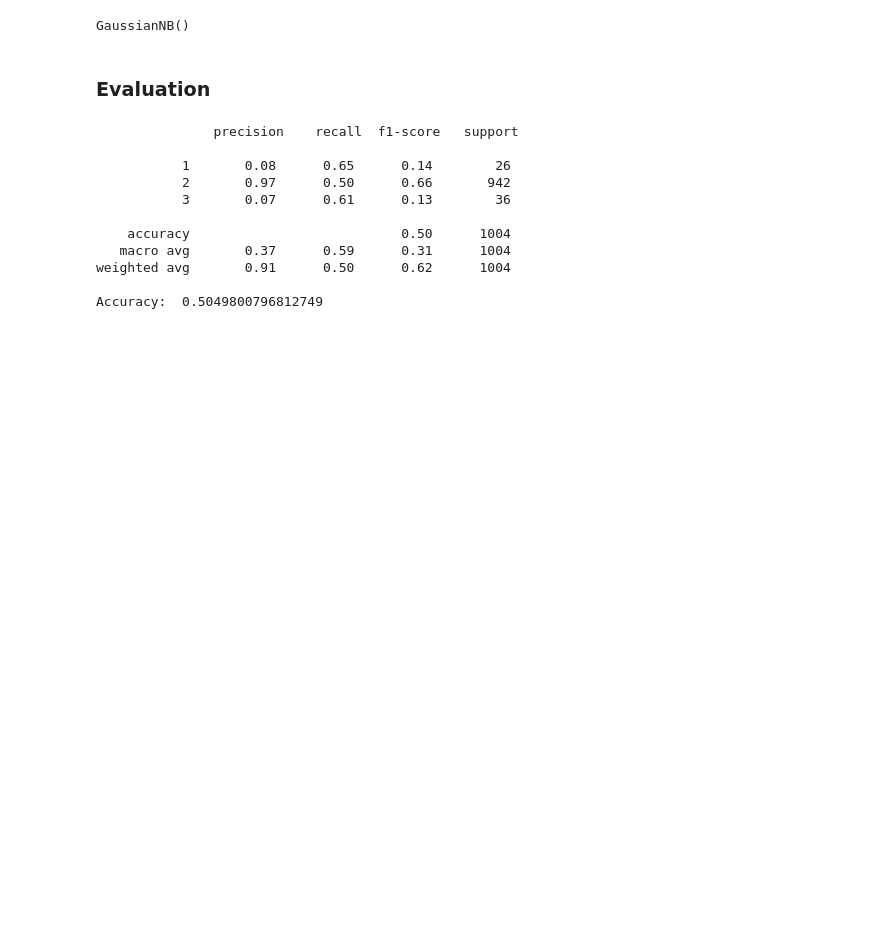
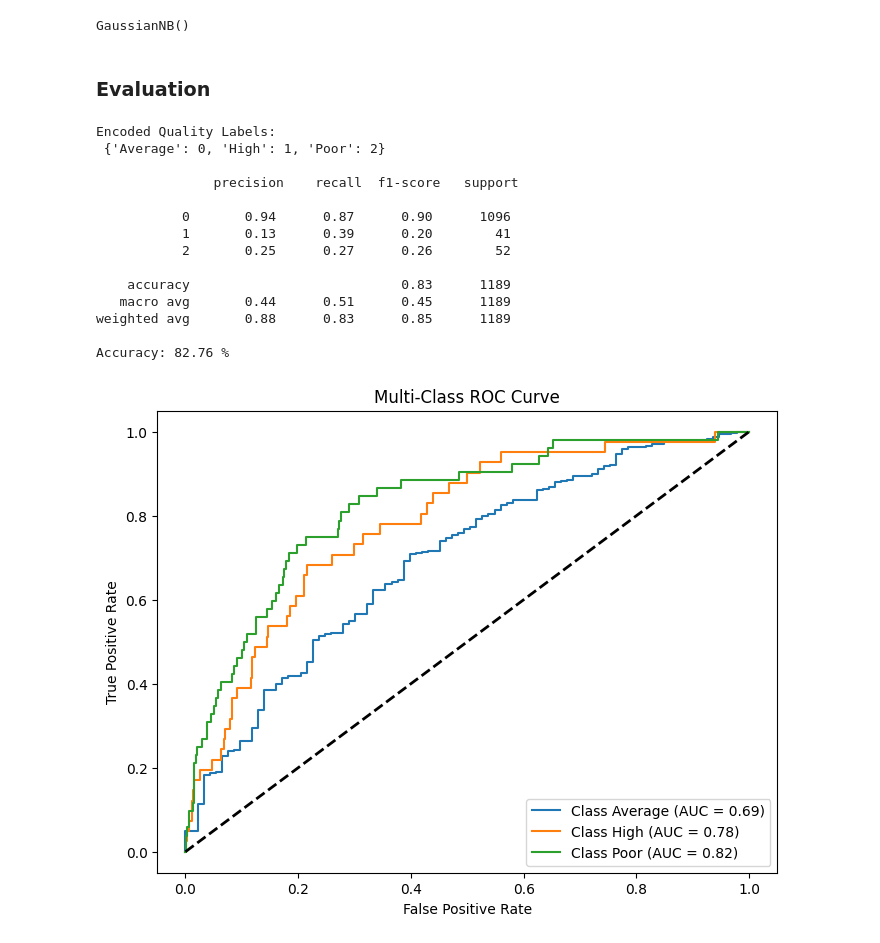
Before and after one commit to trwstin/ee4685, a Jupyter notebook: naive_bayes.ipynb, the cells around one changed output. Saved outputs shown, nothing was run; the diff lists cells and outputs as text; code cells hidden in the pictures; blank space fills up the shorter version.

```diff
--- a/naive_bayes.ipynb
+++ b/naive_bayes.ipynb
@@ -99,3 +42,13 @@ Counter({2: 2827, 3: 2827, 1: 2827})
+# %%
+# Initialize scaler
+rb_scaler = RobustScaler()
+
+# Split the data into training and testing sets FIRST
+X_train, X_test, y_train, y_test = train_test_split(X, y, test_size=0.3, random_state=42, stratify=y)
+
+# Scale the data after to prevent data leakage
+X_train = rb_scaler.fit_transform(X_train)
+X_test = rb_scaler.transform(X_test)
 # %%
 model = GaussianNB()
 model.fit(X_train, y_train)
@@ -105,17 +58,48 @@ GaussianNB()
 ### Evaluation
 # %%
 y_pred = model.predict(X_test)
+accuracy = accuracy_score(y_test, y_pred)
+print('Encoded Quality Labels:\n', dict(zip(label_enc.classes_, label_enc.transform(label_enc.classes_))))
 print('\n',classification_report(y_test, y_pred))
-print("Accuracy: ", accuracy_score(y_test, y_pred))
+print(f'Accuracy: {accuracy*100:.2f} %')
 # %% [output]
+Encoded Quality Labels:
+ {'Average': 0, 'High': 1, 'Poor': 2}
+
                precision    recall  f1-score   support
 
-           1       0.08      0.65      0.14        26
-           2       0.97      0.50      0.66       942
-           3       0.07      0.61      0.13        36
+           0       0.94      0.87      0.90      1096
+           1       0.13      0.39      0.20        41
+           2       0.25      0.27      0.26        52
 
-    accuracy                           0.50      1004
-   macro avg       0.37      0.59      0.31      1004
-weighted avg       0.91      0.50      0.62      1004
+    accuracy                           0.83      1189
+   macro avg       0.44      0.51      0.45      1189
+weighted avg       0.88      0.83      0.85      1189
 
-Accuracy:  0.5049800796812749
+Accuracy: 82.76 %
+# %%
+# Convert y_test and y_pred to binary format for multi-class ROC
+y_test_bin = label_binarize(y_test, classes=np.unique(y_test))  # One-hot encode labels
+y_score = model.predict_proba(X_test)  # Get probability scores for each class
+
+# Number of classes
+n_classes = y_test_bin.shape[1]
+
+# Plot ROC curve for each class
+plt.figure(figsize=(8, 6))
+for i in range(n_classes):
+    fpr, tpr, _ = roc_curve(y_test_bin[:, i], y_score[:, i])
+    roc_auc = auc(fpr, tpr)
+    plt.plot(fpr, tpr, label=f'Class {label_enc.inverse_transform([i])[0]} (AUC = {roc_auc:.2f})')
+
+# Random chance line
+plt.plot([0, 1], [0, 1], 'k--', lw=2)
+
+# Plot formatting
+plt.xlabel('False Positive Rate')
+plt.ylabel('True Positive Rate')
+plt.title('Multi-Class ROC Curve')
+plt.legend(loc='lower right')
+plt.show()
+# %% [output]
+[figure, added]
```
Also changed, not shown: parts of 21 cells of this notebook, 1 other file.
